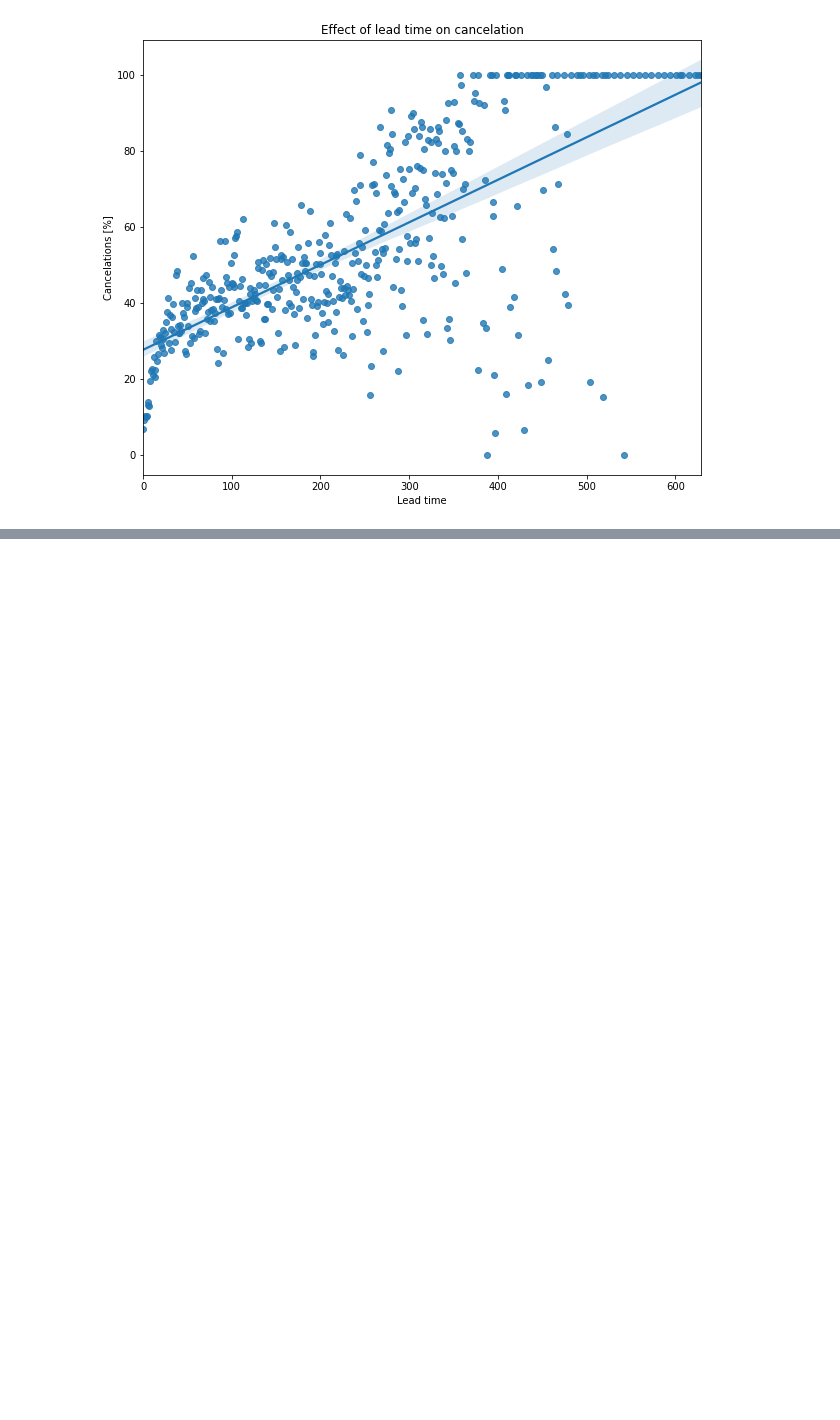
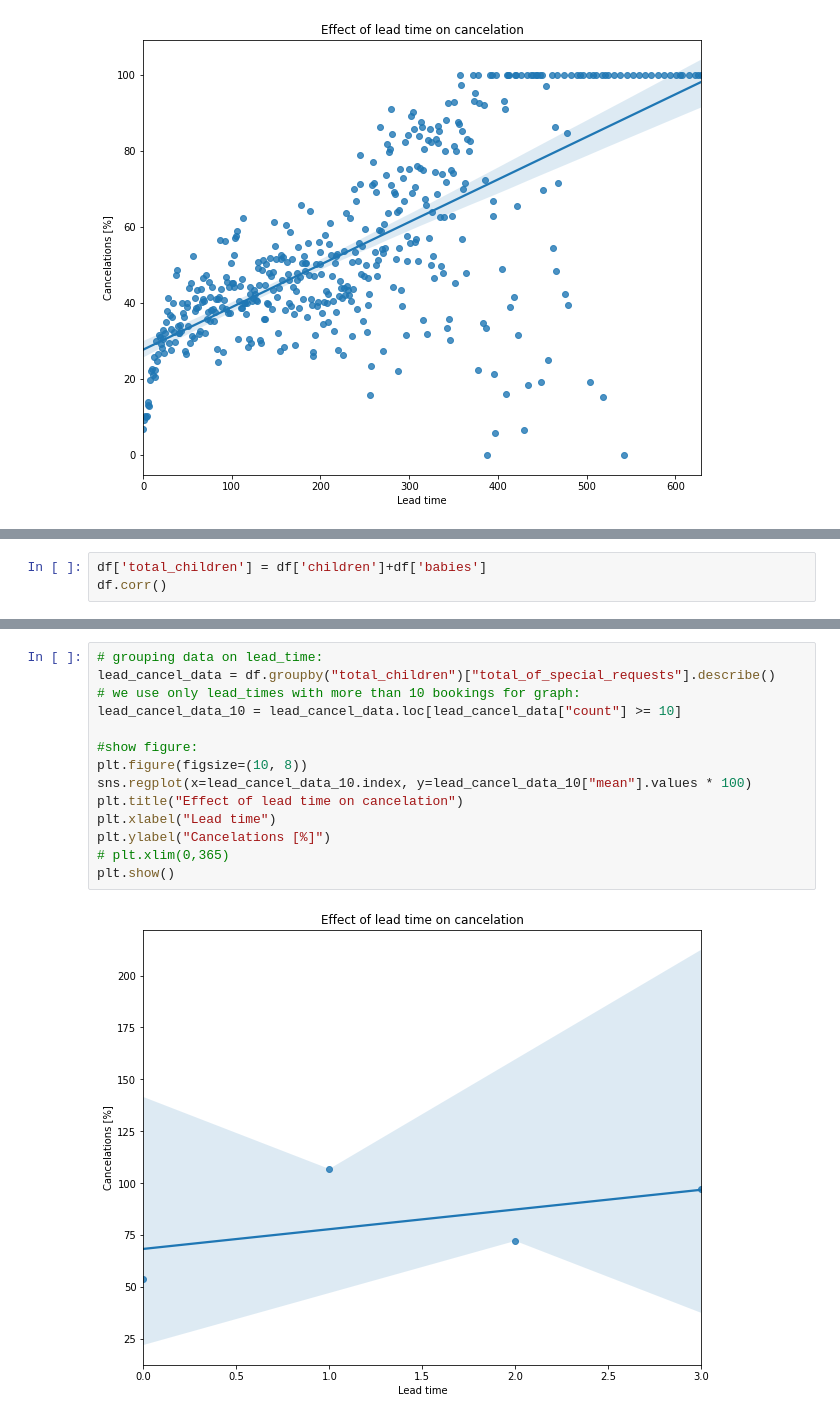
Before and after one commit to parulsinghr/hotel-booking-analysis, a Jupyter notebook: Hotel_booking_analysis_team_project.ipynb, the cells around one changed output, grey strips where cells are left out. Saved outputs shown, nothing was run; the diff lists cells and outputs as text; blank space fills up the shorter version.

Commit message:
second commit hotel booking

```diff
--- a/Hotel_booking_analysis_team_project.ipynb
+++ b/Hotel_booking_analysis_team_project.ipynb
@@ -877,0 +893,3 @@ for_2015_1 = df[(df['arrival_date_year'] == 2015) & (df['is_canceled'] == 1)&(df
+# %%
+df['total_children'] = df['children']+df['babies']
+df.corr()
@@ -878,3 +914,19 @@ for_2015_1 = df[(df['arrival_date_year'] == 2015) & (df['is_canceled'] == 1)&(df
+# %%
+# grouping data on lead_time:
+lead_cancel_data = df.groupby("total_children")["total_of_special_requests"].describe()
+# we use only lead_times with more than 10 bookings for graph:
+lead_cancel_data_10 = lead_cancel_data.loc[lead_cancel_data["count"] >= 10]
+
+#show figure:
+plt.figure(figsize=(10, 8))
+sns.regplot(x=lead_cancel_data_10.index, y=lead_cancel_data_10["mean"].values * 100)
+plt.title("Effect of lead time on cancelation")
+plt.xlabel("Lead time")
+plt.ylabel("Cancelations [%]")
+# plt.xlim(0,365)
+plt.show()
+# %% [output]
+[figure, added]
 # %%
 new_2015=for_2015.groupby(['arrival_date_month'])['total_of_special_requests'].mean()
 new_2016=for_2016.groupby(['arrival_date_month'])['total_of_special_requests'].mean()
```
Also changed, not shown: parts of 8 cells of this notebook.
